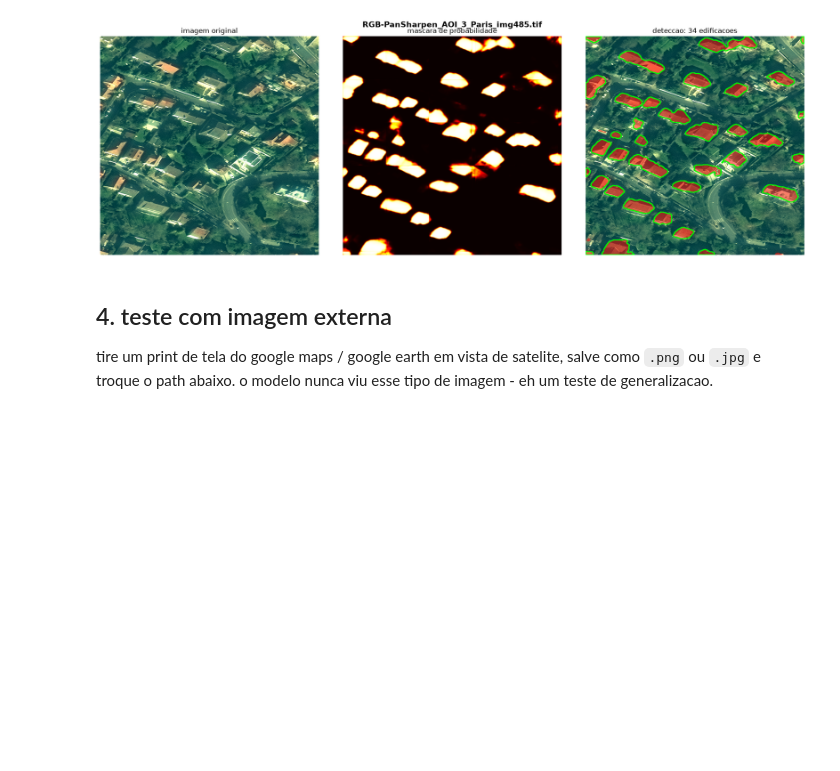
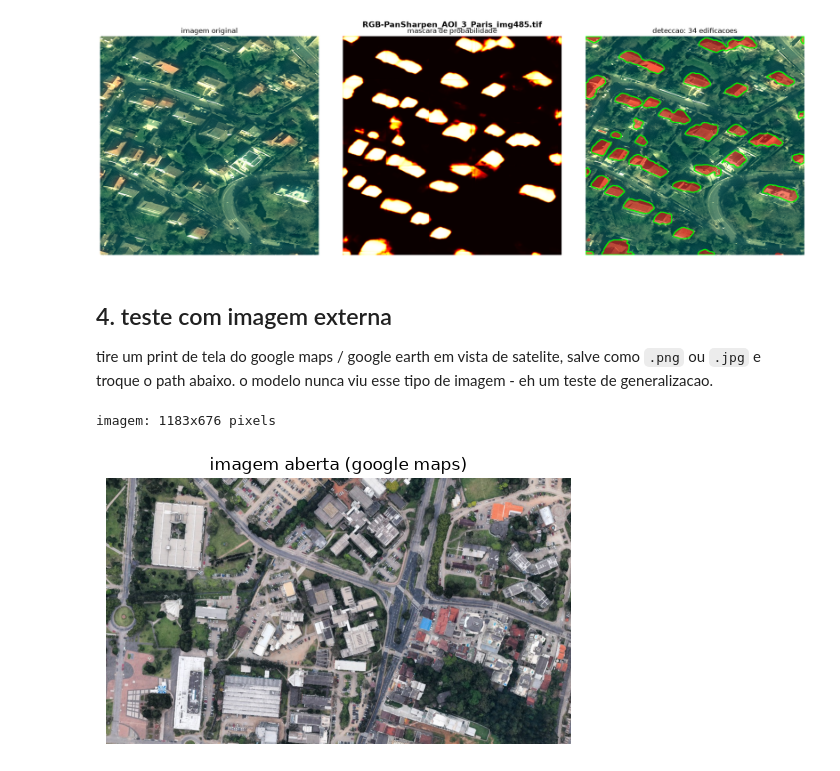
Before and after one commit to joseduardop/building-footprint-segmentation, a Jupyter notebook: notebooks/demo.ipynb, the cells around one changed output. Saved outputs shown, nothing was run; the diff lists cells and outputs as text; code cells hidden in the pictures; blank space fills up the shorter version.

Commit message:
docs(p2): quebra celula unica do demo em 4 etapas (imagem, mascara, array, comparacao)

```diff
--- a/notebooks/demo.ipynb
+++ b/notebooks/demo.ipynb
@@ -189,3 +190,16 @@ de generalizacao.
 # 'C:Users\Cliente\Desktop' -> '/mnt/c/Users/Cliente/Desktop'
 
 MAPS_PATH = '/mnt/c/Users/Cliente/Desktop/teste2.jpg'
+# %%
+# 1. imagem aberta
+img_maps = load_image(MAPS_PATH)
+print(f'imagem: {img_maps.shape[1]}x{img_maps.shape[0]} pixels')
+
+plt.figure(figsize=(6, 6))
+plt.imshow(img_maps)
+plt.title('imagem aberta (google maps)')
+plt.axis('off')
+plt.show()
+# %% [output]
+imagem: 1183x676 pixels
+[figure, added]
```
Also changed, not shown: parts of 6 cells of this notebook.
